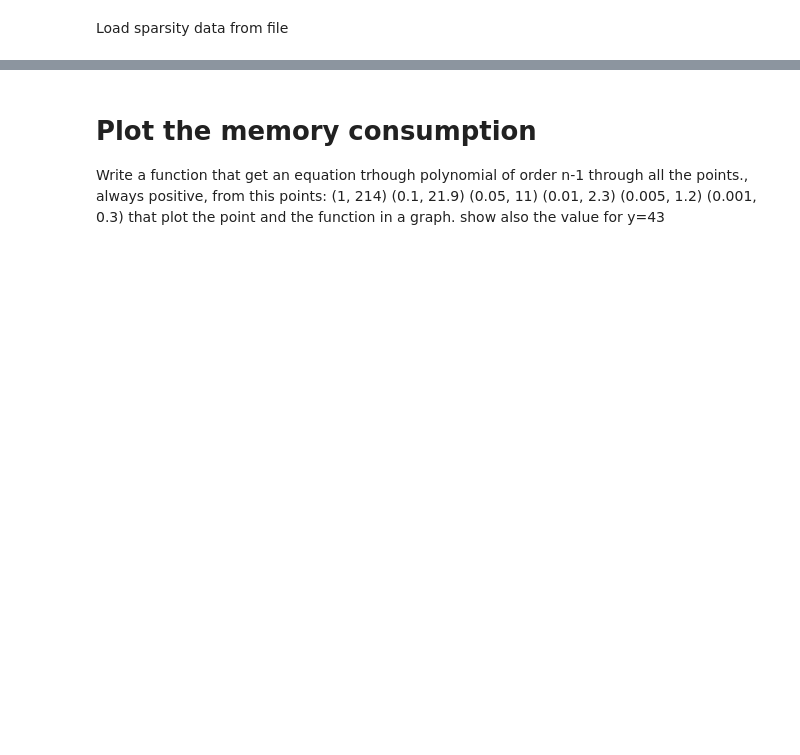
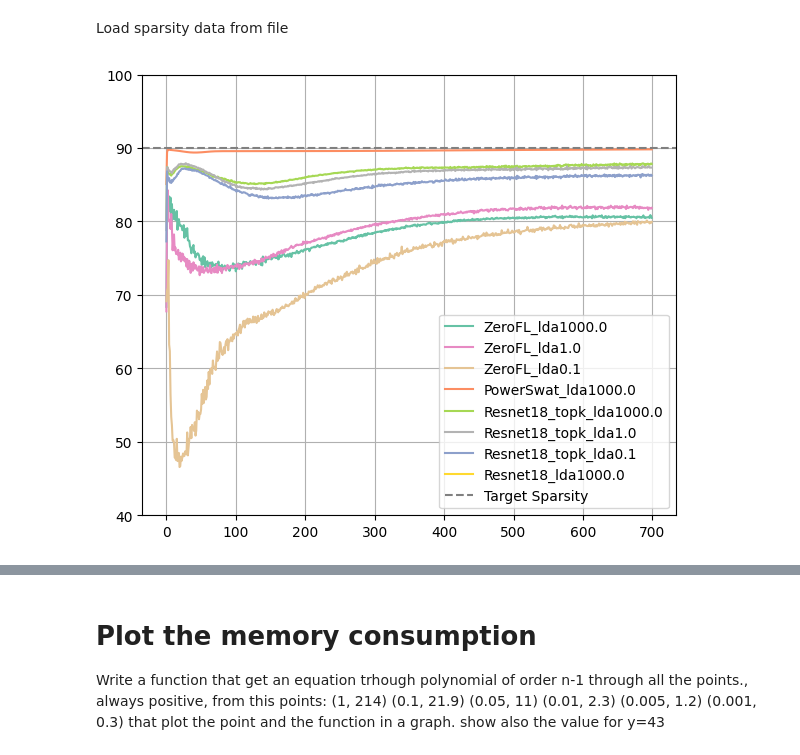
Before and after one commit to relogu/fl_powerpropagation, a Jupyter notebook: plotting/plots/plot_sparsity.ipynb, the cells around one changed output, grey strips where cells are left out. Saved outputs shown, nothing was run; the diff lists cells and outputs as text; code cells hidden in the pictures; blank space fills up the shorter version.

Commit message:
Added some plotting

```diff
--- a/plotting/plots/plot_sparsity.ipynb
+++ b/plotting/plots/plot_sparsity.ipynb
@@ -153,36 +159,38 @@ palette = sns.color_palette("Set2", len(data_columns.columns))
 column_colors = dict(zip(data_columns.columns, palette))
 
 # Create a line plot for each column using the assigned color
-plt.figure(figsize=(10, 5))
+plt.figure(figsize=(6, 5))
 for column in data_columns.columns:
     if "MAX" not in column and "MIN" not in column:
         plt.plot(
             data[column], label=determitate_label(column), color=column_colors[column]
         )
 plt.axhline(y=ZeroFL, color="grey", linestyle="--", label="Target Sparsity")
 plt.ylim(40, 100)
 plt.legend()
 plt.grid(True)
 plt.tight_layout()
 plt.show()
 
 # # Create dedicated plots for each run
 # for column in data_columns.columns:
 #     if 'MAX' not in column and 'MIN' not in column:
 #         plt.figure(figsize=(5, 3))
 #         plt.plot(
 #             data[column],
 #             label=determitate_label(column),
 #             color=column_colors[column]
 #              )
 #         plt.ylim(0, 100)  # Set y-axis limits from 0 to 100
 #         plt.legend()
 #         plt.grid(True)
 #         plt.tight_layout()
 #         plt.axhline(
 #             y=ZeroFL, color="grey", linestyle="--", label="Target Sparsity"
 #         )
 #         plt.show()
+# %% [output]
+[figure, added]
 # %%
 # lda1000.0
 plt.figure(figsize=(5, 3))
```
Also changed, not shown: parts of 5 cells of this notebook, 17 other files.
